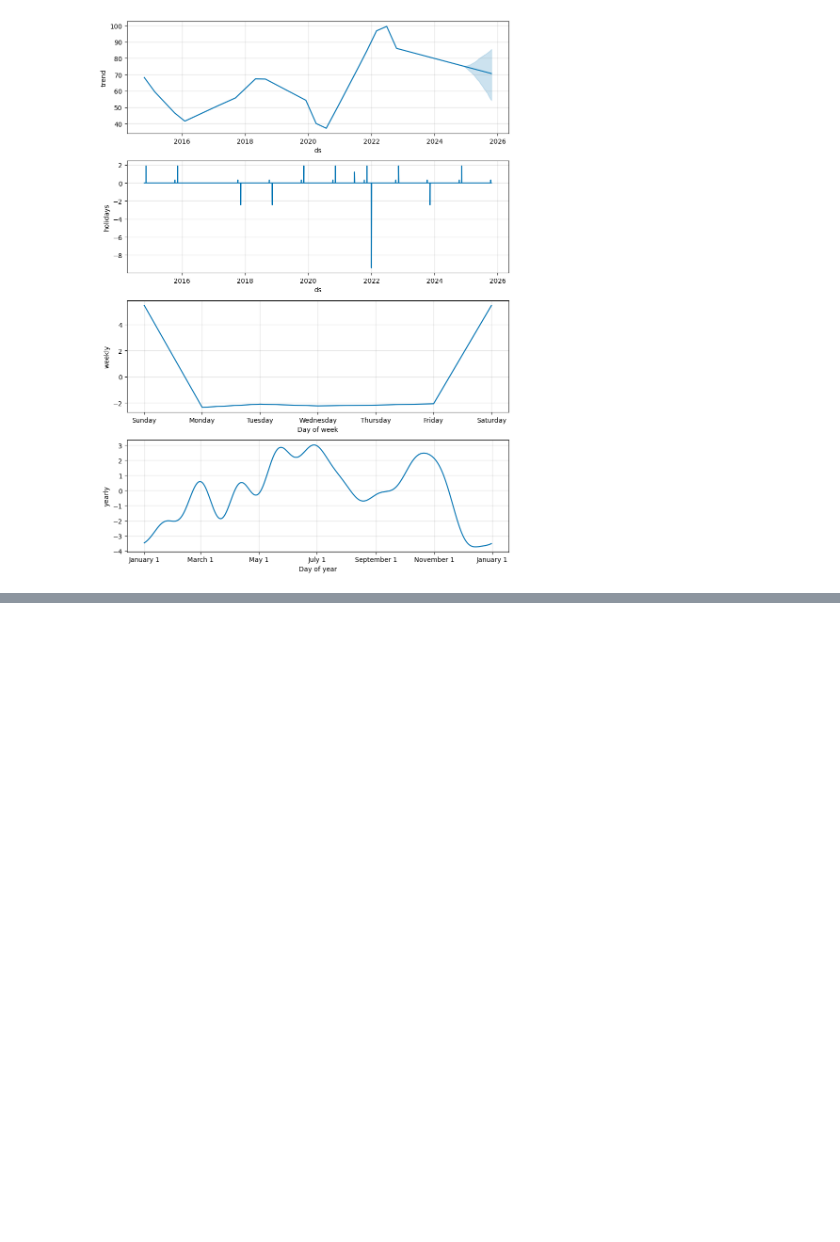
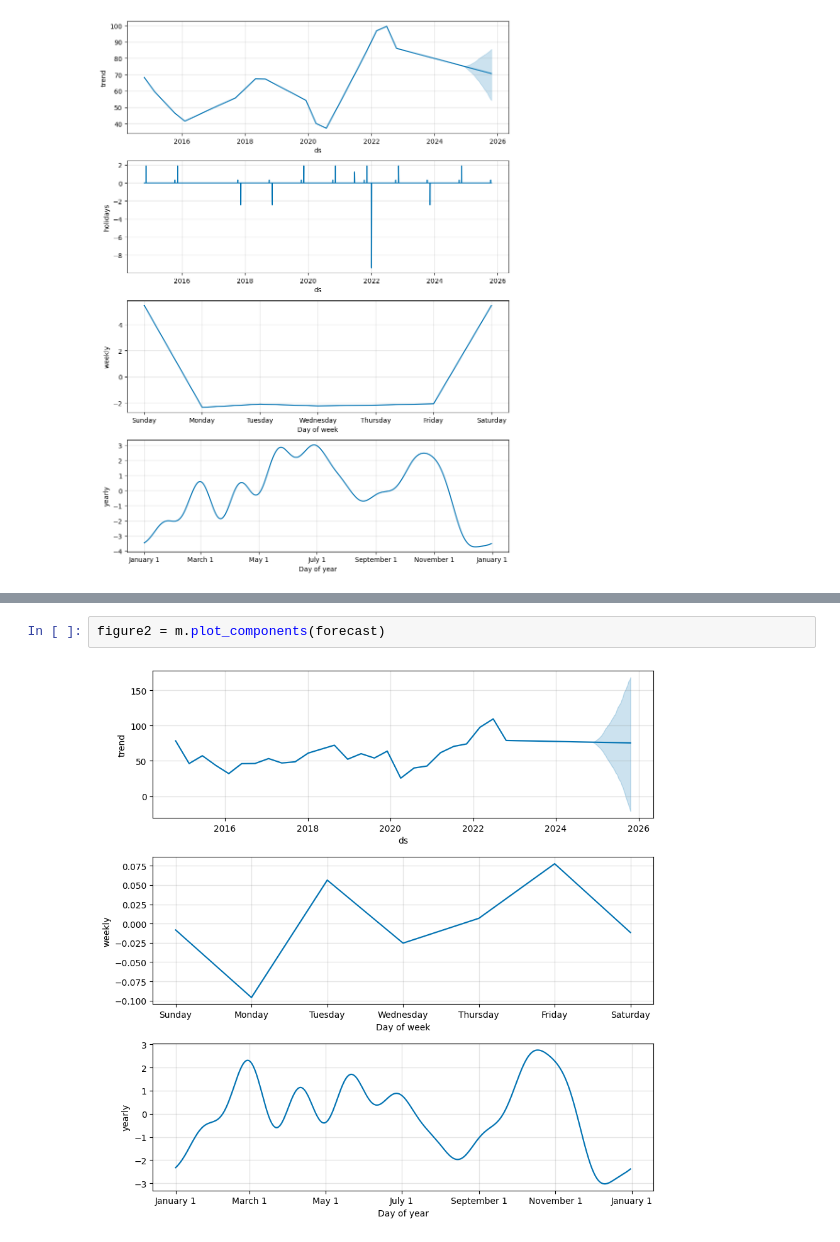
Before and after one commit to sutanu70/Timeseries-Analysis, a Jupyter notebook: fb_prophet.ipynb, the cells around one changed output, grey strips where cells are left out. Cells and saved outputs as stored; diff of their text form; blank space fills up the shorter version.

```diff
--- a/fb_prophet.ipynb
+++ b/fb_prophet.ipynb
@@ -163,0 +217,4 @@ print(tuning_results)
+# %%
+figure2 = m.plot_components(forecast)
+# %% [output]
+[figure, added]
```
Also changed, not shown: parts of 4 cells of this notebook.
